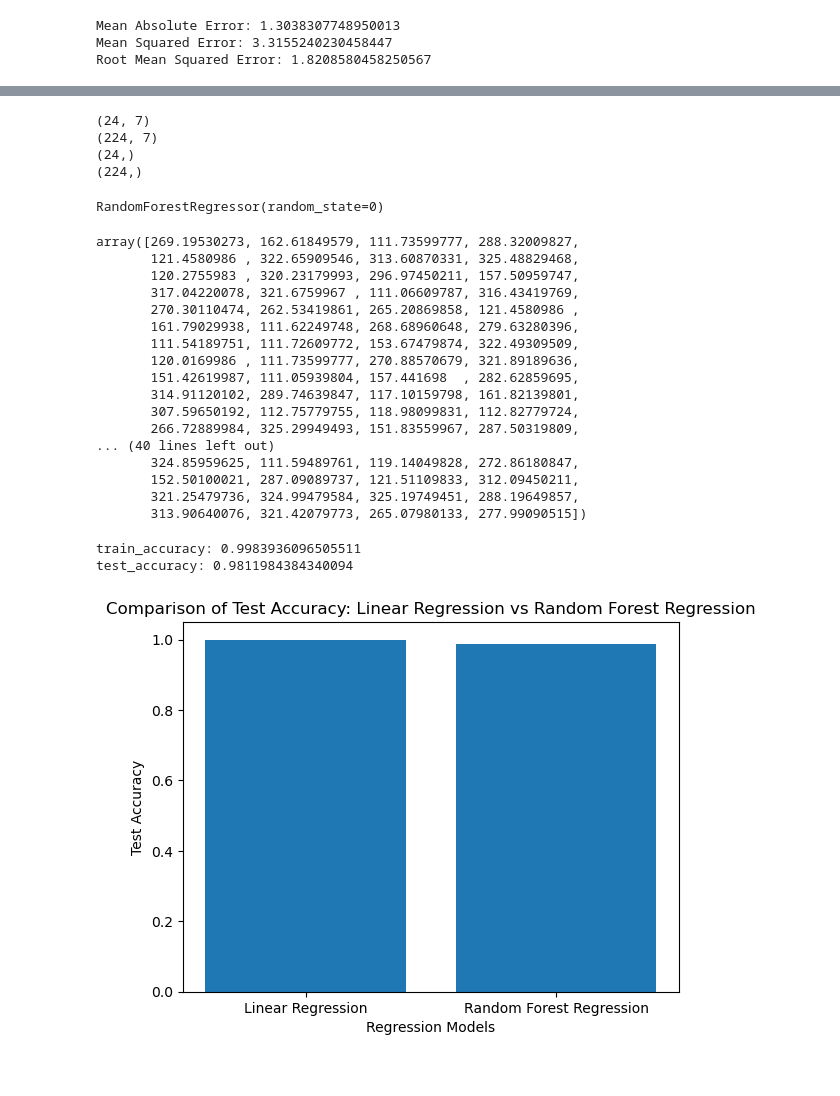
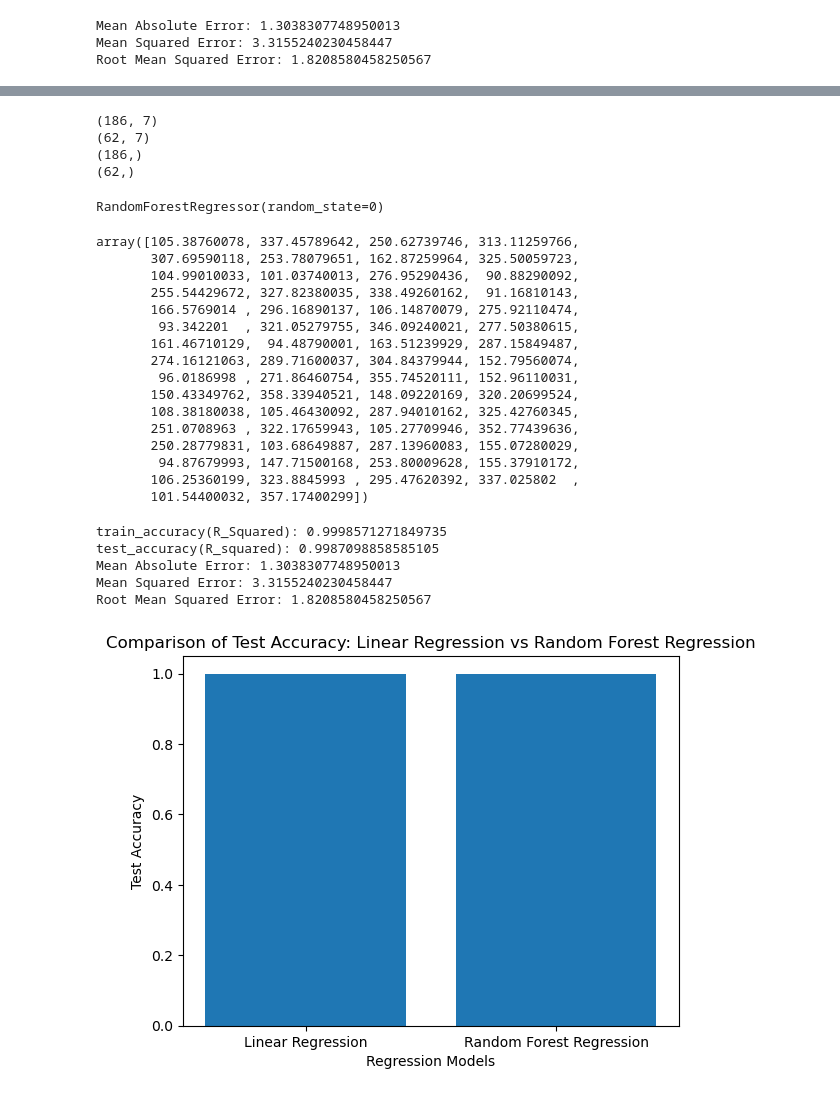
Before and after one commit to mokshith674/DemoRep, a Jupyter notebook: Stock_market_analysis(using Linear_regression).ipynb, the cells around one changed output, grey strips where cells are left out. Saved outputs shown, nothing was run; the diff lists cells and outputs as text; code cells hidden in the pictures.

```diff
--- a/Stock_market_analysis(using Linear_regression).ipynb
+++ b/Stock_market_analysis(using Linear_regression).ipynb
@@ -344,15 +360,15 @@ plt.show()
 # %%
 from sklearn.model_selection import train_test_split
-x_train,x_test,y_train,y_test=train_test_split(x,y,test_size=0.90,random_state=100)
+x_train,x_test,y_train,y_test=train_test_split(x,y,random_state=0)
 print(x_train.shape)
 print(x_test.shape)
 print(y_train.shape)
 print(y_test.shape)
 # %% [output]
-(24, 7)
-(224, 7)
-(24,)
-(224,)
+(186, 7)
+(62, 7)
+(186,)
+(62,)
 # %%
 from sklearn.ensemble import RandomForestRegressor
 regressor = RandomForestRegressor(n_estimators=100,random_state=0)
@@ -360,45 +376,50 @@ regressor.fit(x_train,y_train)
 # %% [output]
 RandomForestRegressor(random_state=0)
 # %%
-predicted=regressor.predict(x_test)
-predicted
+y_pred=regressor.predict(x_test)
+y_pred
 # %% [output]
-array([269.19530273, 162.61849579, 111.73599777, 288.32009827,
-       121.4580986 , 322.65909546, 313.60870331, 325.48829468,
-       120.2755983 , 320.23179993, 296.97450211, 157.50959747,
-       317.04220078, 321.6759967 , 111.06609787, 316.43419769,
-       270.30110474, 262.53419861, 265.20869858, 121.4580986 ,
-       161.79029938, 111.62249748, 268.68960648, 279.63280396,
-       111.54189751, 111.72609772, 153.67479874, 322.49309509,
-       120.0169986 , 111.73599777, 270.88570679, 321.89189636,
-       151.42619987, 111.05939804, 157.441698  , 282.62859695,
-       314.91120102, 289.74639847, 117.10159798, 161.82139801,
-       307.59650192, 112.75779755, 118.98099831, 112.82779724,
-       266.72889984, 325.29949493, 151.83559967, 287.50319809,
-... (40 lines left out)
-       324.85959625, 111.59489761, 119.14049828, 272.86180847,
-       152.50100021, 287.09089737, 121.51109833, 312.09450211,
-       321.25479736, 324.99479584, 325.19749451, 288.19649857,
-       313.90640076, 321.42079773, 265.07980133, 277.99090515])
+array([105.38760078, 337.45789642, 250.62739746, 313.11259766,
+       307.69590118, 253.78079651, 162.87259964, 325.50059723,
+       104.99010033, 101.03740013, 276.95290436,  90.88290092,
+       255.54429672, 327.82380035, 338.49260162,  91.16810143,
+       166.5769014 , 296.16890137, 106.14870079, 275.92110474,
+        93.342201  , 321.05279755, 346.09240021, 277.50380615,
+       161.46710129,  94.48790001, 163.51239929, 287.15849487,
+       274.16121063, 289.71600037, 304.84379944, 152.79560074,
+        96.0186998 , 271.86460754, 355.74520111, 152.96110031,
+       150.43349762, 358.33940521, 148.09220169, 320.20699524,
+       108.38180038, 105.46430092, 287.94010162, 325.42760345,
+       251.0708963 , 322.17659943, 105.27709946, 352.77439636,
+       250.28779831, 103.68649887, 287.13960083, 155.07280029,
+        94.87679993, 147.71500168, 253.80009628, 155.37910172,
+       106.25360199, 323.8845993 , 295.47620392, 337.025802  ,
+       101.54400032, 357.17400299])
 # %%
 from sklearn.metrics import confusion_matrix,accuracy_score
 train_accuracy=regressor.score(x_train,y_train)
-print('train_accuracy:',train_accuracy)
-R_test_accuracy=regressor.score(x_test,y_test)
-print('test_accuracy:',R_test_accuracy)
+print('train_accuracy(R_Squared):',train_accuracy)
+test_accuracy=regressor.score(x_test,y_test)
+print('test_accuracy(R_squared):',test_accuracy)
+print('Mean Absolute Error:',metrics.mean_absolute_error(y_test,predicted))
+print('Mean Squared Error:',metrics.mean_squared_error(y_test,predicted))
+print('Root Mean Squared Error:',math.sqrt(metrics.mean_squared_error(y_test,predicted)))
 # %% [output]
-train_accuracy: 0.9983936096505511
-test_accuracy: 0.9811984384340094
+train_accuracy(R_Squared): 0.9998571271849735
+test_accuracy(R_squared): 0.9987098858585105
+Mean Absolute Error: 1.3038307748950013
+Mean Squared Error: 3.3155240230458447
+Root Mean Squared Error: 1.8208580458250567
 # %%
 import matplotlib.pyplot as plt
 linear_regression_accuracy =0.9995657233927607
-random_forest_accuracy =0.9863406841303611
+random_forest_accuracy =0.9987098858585105
 accuracy_scores = [linear_regression_accuracy, random_forest_accuracy]
 model_names = ['Linear Regression', 'Random Forest Regression']
 plt.bar(model_names, accuracy_scores)
 plt.xlabel('Regression Models')
 plt.ylabel('Test Accuracy')
 plt.title('Comparison of Test Accuracy: Linear Regression vs Random Forest Regression')
 plt.show()
 # %% [output]
-[figure, old version]
+[figure, new version]
```
Also changed, not shown: parts of 19 cells of this notebook.
